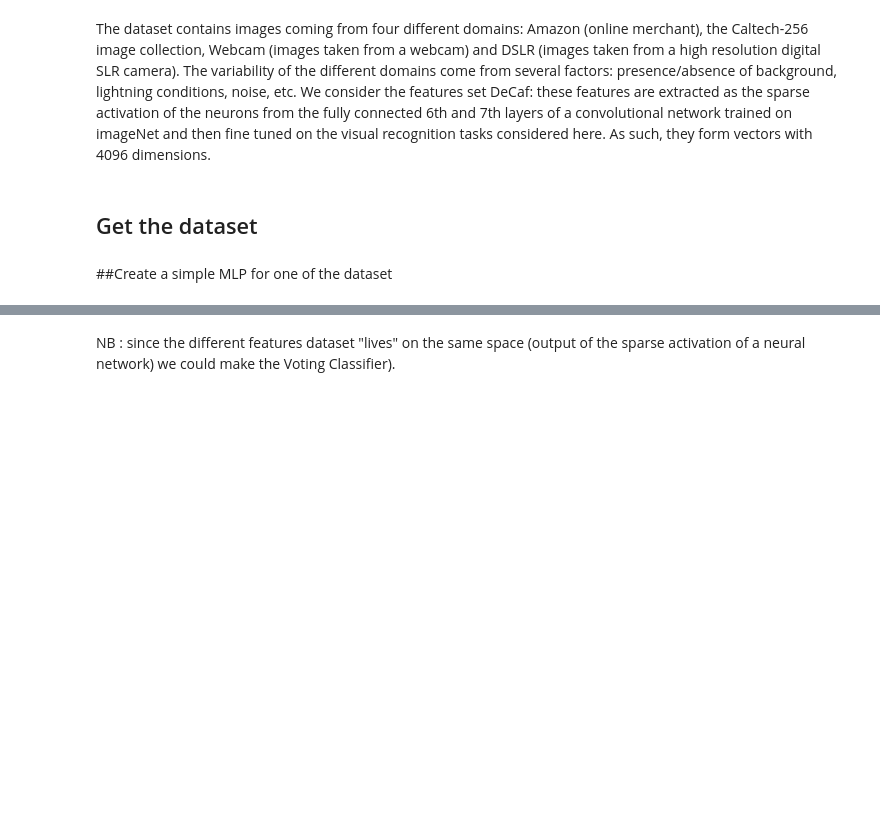
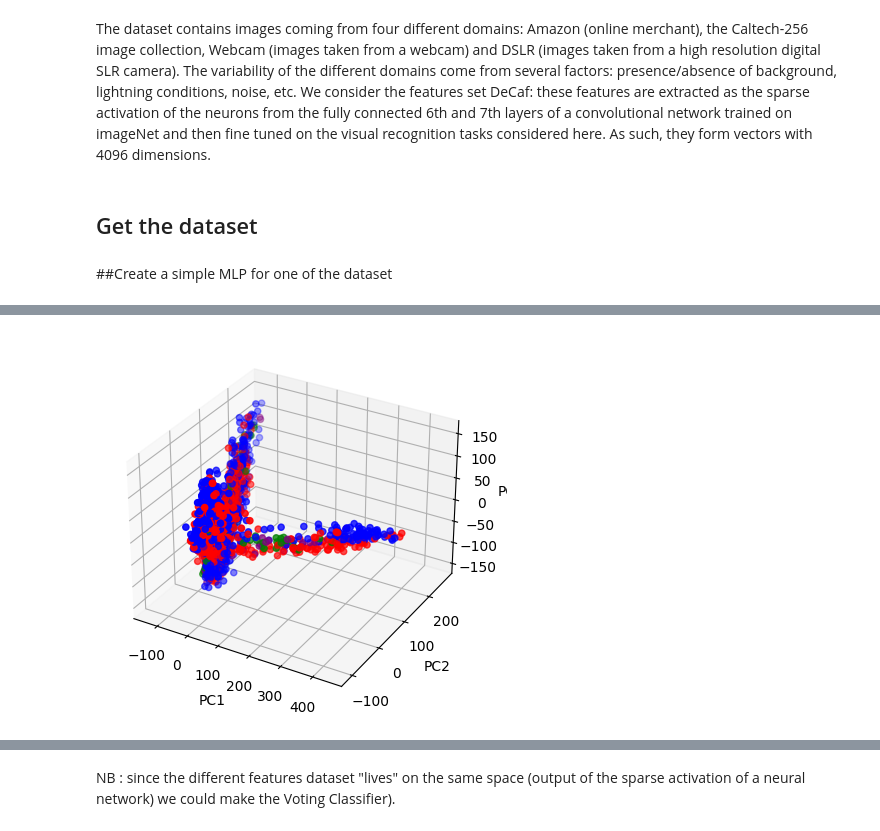
Before and after one commit to mdlbm/Optimal-Transport-Domain-Adaptation, a Jupyter notebook: OT_Domain_Adaptation.ipynb, the cells around one changed output, grey strips where cells are left out. Saved outputs shown, nothing was run; the diff lists cells and outputs as text; code cells hidden in the pictures; blank space fills up the shorter version.

```diff
--- a/OT_Domain_Adaptation.ipynb
+++ b/OT_Domain_Adaptation.ipynb
@@ -393,10 +392,9 @@ from sklearn.neural_network import MLPClassifier
 X_train, X_test, y_train, y_test = train_test_split(data['caltech'][0], data['caltech'][1], test_size=0.1, random_state=42)
 
 # Define the neural network model
-model = MLPClassifier(hidden_layer_sizes=(8192,), max_iter=500, alpha=0.01,
+model = MLPClassifier(hidden_layer_sizes=(50,), max_iter=500, alpha=0.01,
                       solver='sgd', verbose=10, random_state=42,
                       learning_rate_init=0.1)
-
 # Train the model
 model.fit(X_train, y_train)
 
@@ -439,0 +457,18 @@ def DataTransport(dataset1, dataset2, hidden_size = 4096):
+# %%
+without_ott = {'caltech':{'caltech': 0, 'amazon' : 0, 'webcam': 0, 'dslr' : 0},
+               'amazon':{'caltech': 0, 'amazon' : 0, 'webcam': 0, 'dslr' : 0},
+               'webcam':{'caltech': 0, 'amazon' : 0, 'webcam': 0, 'dslr' : 0},
+               'dslr':{'caltech': 0, 'amazon' : 0, 'webcam': 0, 'dslr' : 0}}
+with_ott= {'caltech':{'caltech': 0, 'amazon' : 0, 'webcam': 0, 'dslr' : 0},
+               'amazon':{'caltech': 0, 'amazon' : 0, 'webcam': 0, 'dslr' : 0},
+               'webcam':{'caltech': 0, 'amazon' : 0, 'webcam': 0, 'dslr' : 0},
+               'dslr':{'caltech': 0, 'amazon' : 0, 'webcam': 0, 'dslr' : 0}}
+for i in possible_DTS:
+  model = DataTest(i, hidden_sizes = (50,))
+  for j in possible_DTS:
+    without_ott[i][j] = GetAccuracy(model,j)
+    if i != j:
+      # print('Accuracy result from {} to {} :'.format(i,j))
+      with_ott[i][j] = DataTransport(i,j, hidden_sizes=(50,))
+    else :
+      with_ott[i][j] = GetAccuracy(model,j)
@@ -439,0 +704,18 @@ def DataTransport(dataset1, dataset2, hidden_size = 4096):
+# %%
+without_ott = {'caltech':{'caltech': 0, 'amazon' : 0, 'webcam': 0, 'dslr' : 0},
+               'amazon':{'caltech': 0, 'amazon' : 0, 'webcam': 0, 'dslr' : 0},
+               'webcam':{'caltech': 0, 'amazon' : 0, 'webcam': 0, 'dslr' : 0},
+               'dslr':{'caltech': 0, 'amazon' : 0, 'webcam': 0, 'dslr' : 0}}
+with_ott= {'caltech':{'caltech': 0, 'amazon' : 0, 'webcam': 0, 'dslr' : 0},
+               'amazon':{'caltech': 0, 'amazon' : 0, 'webcam': 0, 'dslr' : 0},
+               'webcam':{'caltech': 0, 'amazon' : 0, 'webcam': 0, 'dslr' : 0},
+               'dslr':{'caltech': 0, 'amazon' : 0, 'webcam': 0, 'dslr' : 0}}
+for i in possible_DTS:
+  model = DataTestRF(i)
+  for j in possible_DTS:
+    without_ott[i][j] = GetAccuracy(model,j)
+    if i != j:
+      # print('Accuracy result from {} to {} :'.format(i,j))
+      with_ott[i][j] = DataTransportRF(i,j)
+    else :
+      with_ott[i][j] = GetAccuracy(model,j)
@@ -439,0 +856,5 @@ def DataTransport(dataset1, dataset2, hidden_size = 4096):
+# %%
+df, df_l = datasets_compare()
+get_PCA_datasets(df)
+# %% [output]
+[figure, added]
```
Also changed, not shown: parts of 21 cells of this notebook.
